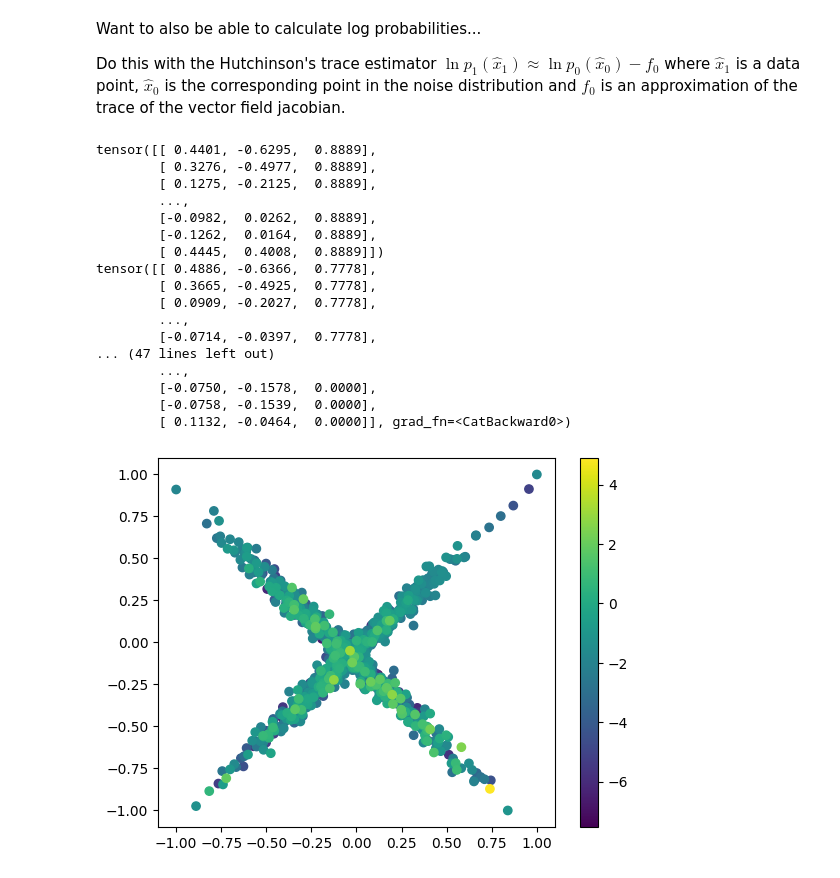
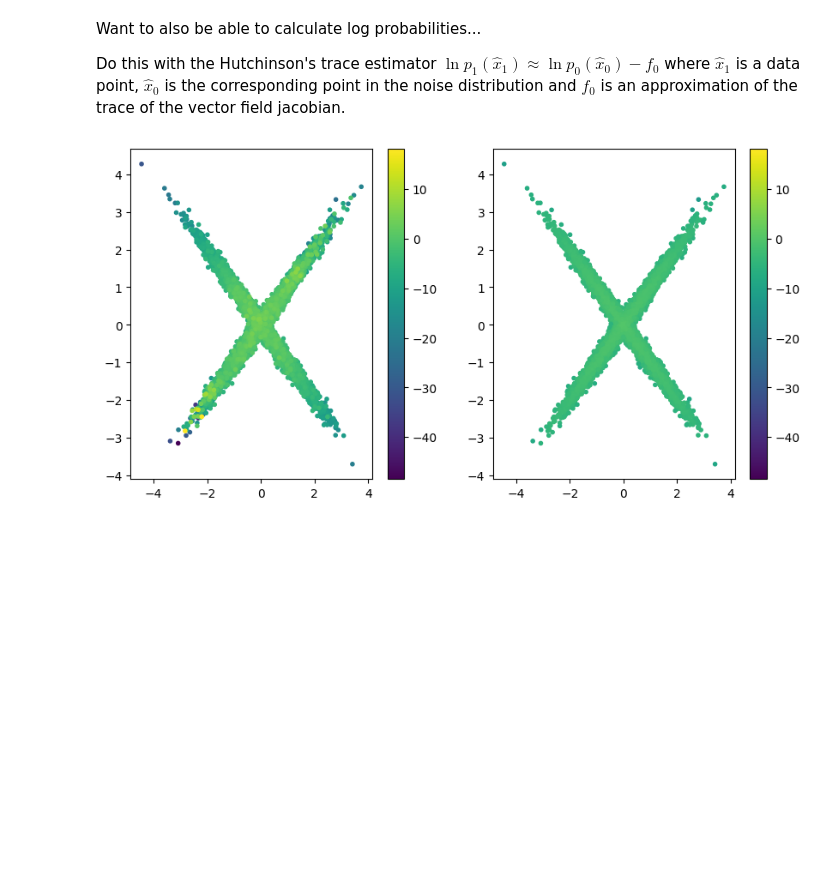
Before and after one commit to htjb/flow-matching, a Jupyter notebook: pytorch-code.ipynb, the cells around one changed output. Drawn from its saved outputs; the diff is of its cells as text; code cells hidden in the pictures; blank space fills up the shorter version.

Commit message:
fiddling with log probability plot and hyperparameters of network

```diff
--- a/pytorch-code.ipynb
+++ b/pytorch-code.ipynb
@@ -21,16 +21,19 @@ from lsbi.stats import mixture_normal
 
 dist = mixture_normal([0,0], [[0,0],[0,0]],
                       np.array([[[1, 0.99],[0.99, 1]],[[1, -0.99],[-0.99, 1]]]))
-samples = dist.rvs(1000)
+samples = dist.rvs(10000)
 x = samples[:, 0]
 y = samples[:, 1]
 
-noise_distribution = np.random.multivariate_normal([0, 0], [[1, 0], [0, 1]], 1000)
+noise_distribution = np.random.multivariate_normal([0, 0], [[1, 0], [0, 1]], 10000)
 
 plt.scatter(noise_distribution[:, 0], noise_distribution[:, 1])
 
-normx = 2*(x - x.min()) / (x.max() - x.min()) - 1
-normy = 2*(y - y.min()) / (y.max() - y.min()) - 1
+# I guess in practice we would want to normalise our data
+# but there will be a correction thats needed when calucalting log probabilities later on
+
+normx = x#2*(x - x.min()) / (x.max() - x.min()) - 1
+normy = y#2*(y - y.min()) / (y.max() - y.min()) - 1
 plt.scatter(normx, normy)
 # %% [output]
 <matplotlib.collections.PathCollection at 0x...>
@@ -55,8 +58,8 @@ class net(nn.Module):
         x = self.network(x)
         return x
 
-lr = 0.001
-batch_size=25 # need to implement batching
+lr = 0.0001
+batch_size=1000 # need to implement batching
 num_layers = 5
 input_dim = 2
 hlsize = 100
@@ -237,7 +240,6 @@ def log_prob(x_1, reduction='mean', time_samples=10):
             # Calculate phi_t
             t_embedding = torch.Tensor([t]*len(x_t)).reshape(-1, 1)
             data_stack = torch.cat((x_t, t_embedding), dim=1)
-            print(data_stack)
             x_t =x_t - model(data_stack) * delta_t
 
             # Calculate f_t
@@ -245,50 +247,52 @@ def log_prob(x_1, reduction='mean', time_samples=10):
             model.eval()  # set the vector field net to evaluation
 
             x = torch.FloatTensor(data_stack.data)  # copy the original data (it doesn't require grads!)
             x.requires_grad = True
 
             e = torch.randn_like(x)  # epsilon ~ Normal(0, I)
 
             e_grad = torch.autograd.grad(model(x).sum(), x, create_graph=True)[0]
             e_grad_e = e_grad * e
             f_t = e_grad_e.view(x.shape[0], -1).sum(dim=1)
 
             model.eval()  # set the vector field net to train again
 
     log_p_1 = log_p_base(x_t, reduction='sum') - f_t
 
     if reduction == "mean":
         return log_p_1.mean()
     elif reduction == "sum":
         return log_p_1.sum()
     else:
         return log_p_1
 
 probs = log_prob(torch.tensor(np.column_stack((normx, normy)).astype(np.float32)), reduction=None)
 args = torch.argsort(probs)
 normx = normx[args]
 normy = normy[args]
 probs = probs[args]
 
-plt.scatter(normx, normy, c=probs.detach().numpy(), cmap='viridis')
-plt.colorbar()
+data = np.vstack([normx, normy]).T
+
+predicted_prob = probs.detach().numpy()
+actual_prob = dist.logpdf(data)
+prob_min = np.min([*predicted_prob, *actual_prob])
+prob_max = np.max([*predicted_prob, *actual_prob])
+
+
+fig, axes = plt.subplots(1, 3, figsize=(10, 5))
+cb = axes[0].scatter(normx, normy, c=predicted_prob, cmap='viridis', marker='.',
+                     vmin=prob_min, vmax=prob_max)
+plt.colorbar(cb, ax=axes[0])
+
+
+cb = axes[1].scatter(normx, normy, c=actual_prob, cmap='viridis', marker='.',
+                     vmin=prob_min, vmax=prob_max)
+plt.colorbar(cb, ax=axes[1])
+
+cb = axes[2].scatter(normx, normy, c=np.abs(actual_prob-predicted_prob), cmap='viridis', marker='.',
+                     vmin=prob_min, vmax=prob_max)
+plt.colorbar(cb, ax=axes[2])
 plt.show()
 # %% [output]
-tensor([[ 0.4401, -0.6295,  0.8889],
-        [ 0.3276, -0.4977,  0.8889],
-        [ 0.1275, -0.2125,  0.8889],
-        ...,
-        [-0.0982,  0.0262,  0.8889],
-        [-0.1262,  0.0164,  0.8889],
-        [ 0.4445,  0.4008,  0.8889]])
-tensor([[ 0.4886, -0.6366,  0.7778],
-        [ 0.3665, -0.4925,  0.7778],
-        [ 0.0909, -0.2027,  0.7778],
-        ...,
-        [-0.0714, -0.0397,  0.7778],
-... (47 lines left out)
-        ...,
-        [-0.0750, -0.1578,  0.0000],
-        [-0.0758, -0.1539,  0.0000],
-        [ 0.1132, -0.0464,  0.0000]], grad_fn=<CatBackward0>)
-[figure, old version]
+[figure, new version]
```
Also changed, not shown: parts of 4 cells of this notebook.
